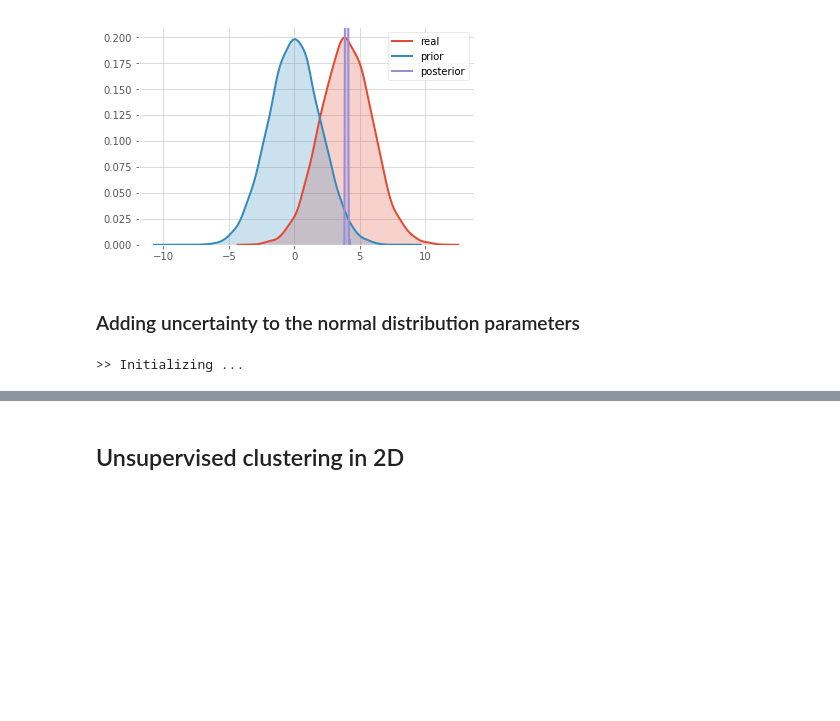
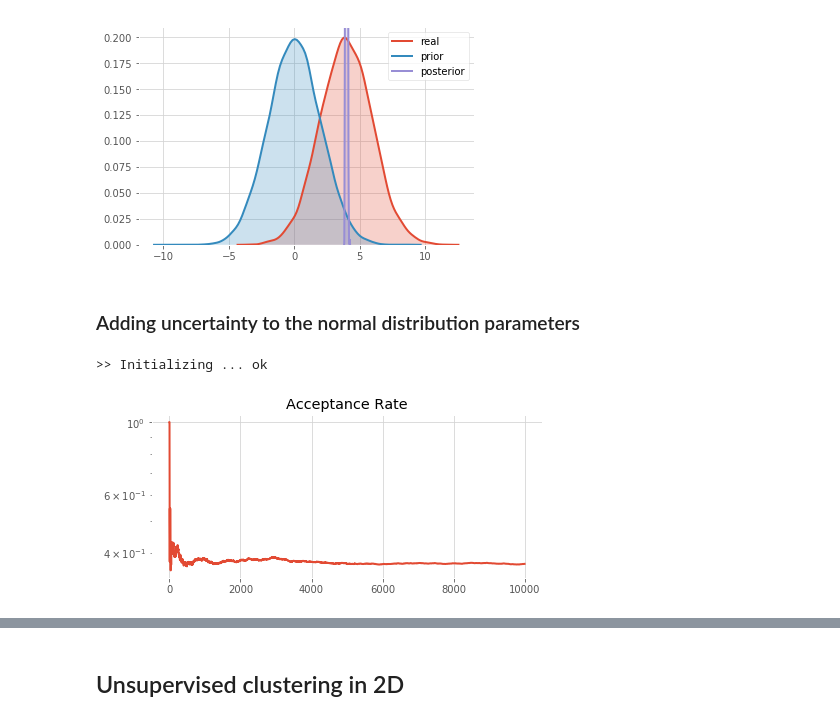
Before and after one commit to TheoLvs/probabilistic-programming, a Jupyter notebook: 1. Experiments/0. Baseyian methods for hackers - notes.ipynb, the cells around one changed output, grey strips where cells are left out. Saved outputs shown, nothing was run; the diff lists cells and outputs as text; code cells hidden in the pictures; blank space fills up the shorter version.

```diff
--- a/1. Experiments/0. Baseyian methods for hackers - notes.ipynb
+++ b/1. Experiments/0. Baseyian methods for hackers - notes.ipynb
@@ -346,9 +346,10 @@ y = Normal(loc = n1,scale = tf.ones([len(x1),]))
 # %%
 problem = edu.Problem([mu1,std1])
 # %%
-problem.run({x:x1,y:y1},step_size = 10e-4,method = "hmc",n_steps = 1000)
+problem.run({x:x1,y:y1},step_size = 10e-3,method = "hmc")
 # %% [output]
->> Initializing ...
+>> Initializing ... ok
+[figure, added]
 # %%
 mu1.plot()
 # %% [output]
```
Also changed, not shown: parts of 5 cells of this notebook.
